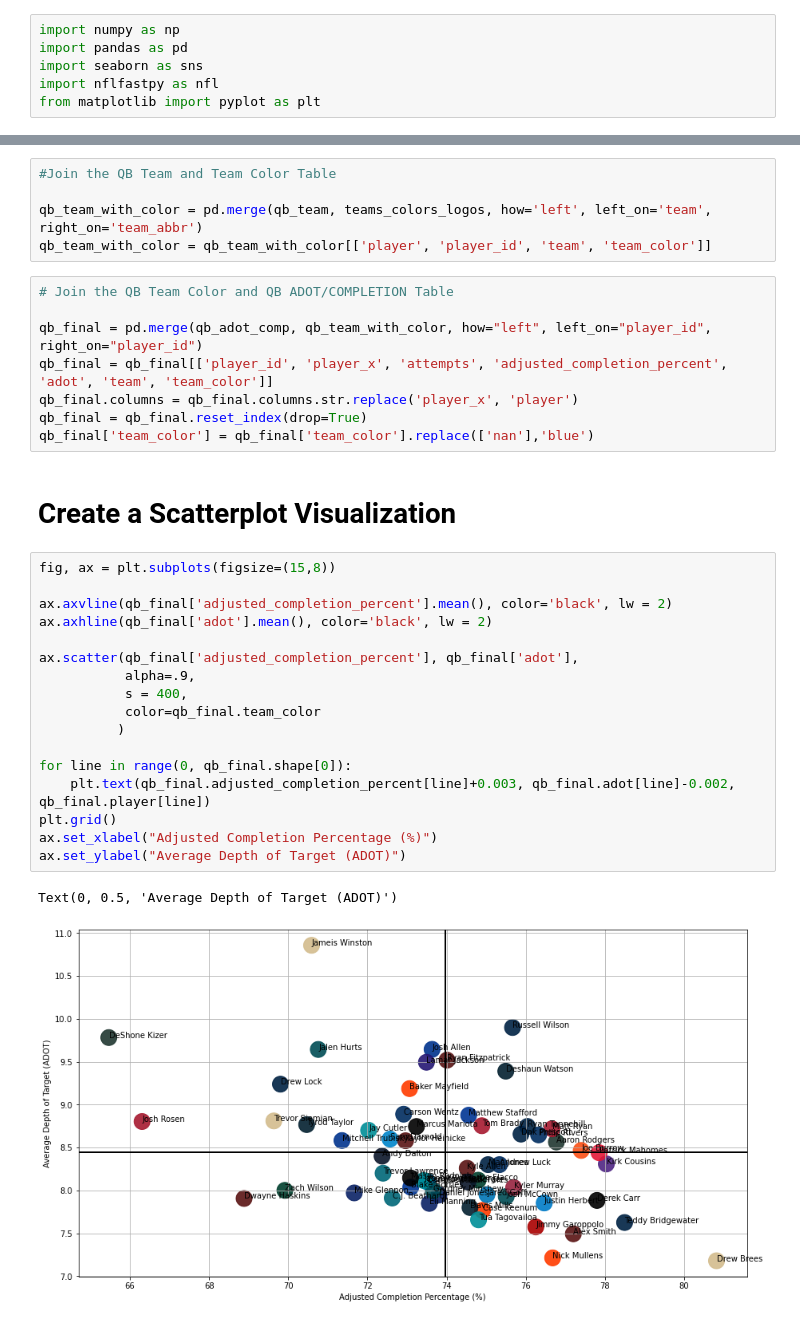
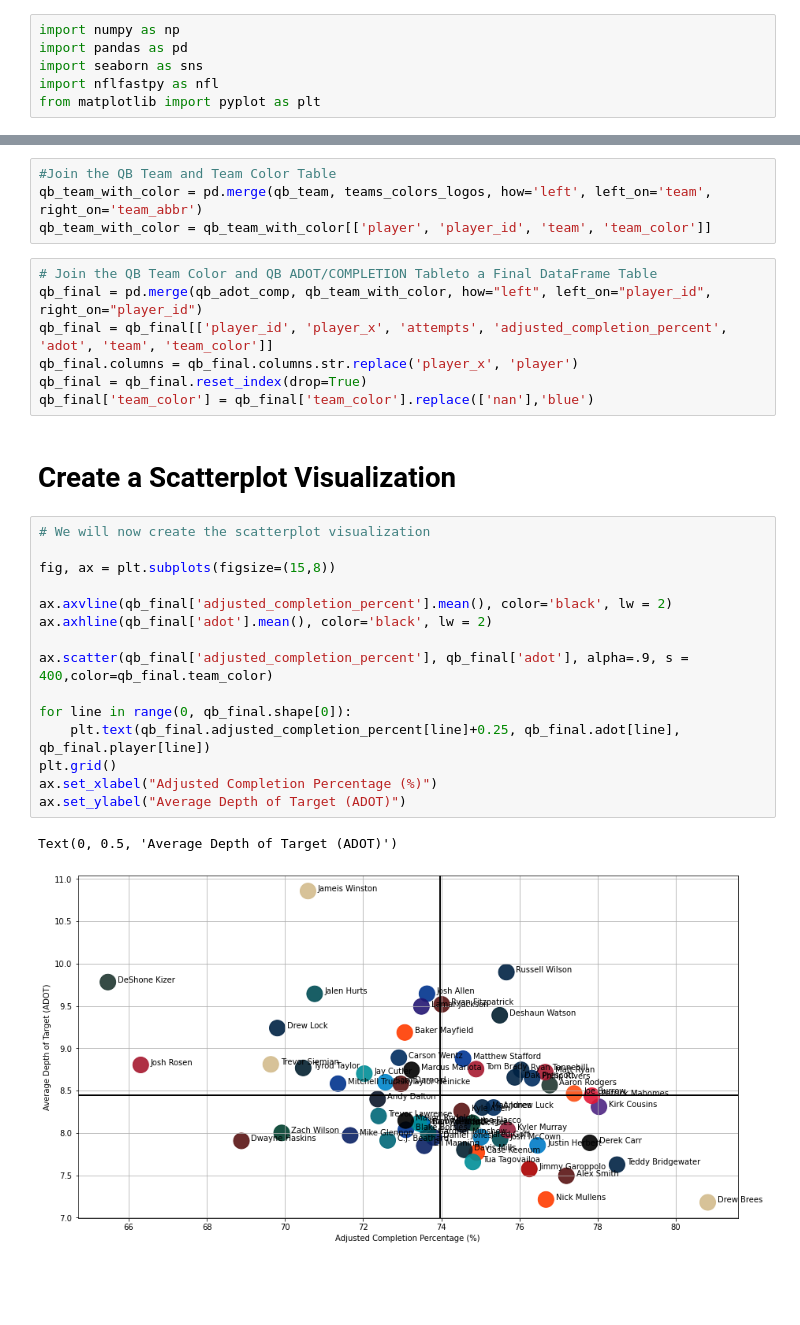
Before and after one commit to rkhan24/accuracy-vs-air-yards, a Jupyter notebook: accuracy-vs-air-yards.ipynb, the cells around one changed output, grey strips where cells are left out. Drawn from its saved outputs; the diff is of its cells as text; blank space fills up the shorter version.

```diff
--- a/accuracy-vs-air-yards.ipynb
+++ b/accuracy-vs-air-yards.ipynb
@@ -84,36 +124,32 @@ qb_team["team"] = qb_team["team_name"].str.get(0)
 qb_team['team'] = qb_team['team'].replace(['HST', 'CLV', 'ARZ', 'BLT'],['HOU', 'CLE', 'ARI', 'BAL'])
 # %%
 #Join the QB Team and Team Color Table
-
 qb_team_with_color = pd.merge(qb_team, teams_colors_logos, how='left', left_on='team', right_on='team_abbr')
 qb_team_with_color = qb_team_with_color[['player', 'player_id', 'team', 'team_color']]
 # %%
-# Join the QB Team Color and QB ADOT/COMPLETION Table
-
+# Join the QB Team Color and QB ADOT/COMPLETION Tableto a Final DataFrame Table
 qb_final = pd.merge(qb_adot_comp, qb_team_with_color, how="left", left_on="player_id", right_on="player_id")
 qb_final = qb_final[['player_id', 'player_x', 'attempts', 'adjusted_completion_percent', 'adot', 'team', 'team_color']]
 qb_final.columns = qb_final.columns.str.replace('player_x', 'player')
 qb_final = qb_final.reset_index(drop=True)
 qb_final['team_color'] = qb_final['team_color'].replace(['nan'],'blue')
-# %% [markdown]
-# Create a Scatterplot Visualization
+# %% [markdown]
+# Create a Scatterplot Visualization
 # %%
+# We will now create the scatterplot visualization
+
 fig, ax = plt.subplots(figsize=(15,8))
 
 ax.axvline(qb_final['adjusted_completion_percent'].mean(), color='black', lw = 2)
 ax.axhline(qb_final['adot'].mean(), color='black', lw = 2)
 
-ax.scatter(qb_final['adjusted_completion_percent'], qb_final['adot'],
-           alpha=.9,
-           s = 400,
-           color=qb_final.team_color
-          )
+ax.scatter(qb_final['adjusted_completion_percent'], qb_final['adot'], alpha=.9, s = 400,color=qb_final.team_color)
 
 for line in range(0, qb_final.shape[0]):
-    plt.text(qb_final.adjusted_completion_percent[line]+0.003, qb_final.adot[line]-0.002, qb_final.player[line])
+    plt.text(qb_final.adjusted_completion_percent[line]+0.25, qb_final.adot[line], qb_final.player[line])
 plt.grid()
 ax.set_xlabel("Adjusted Completion Percentage (%)")
 ax.set_ylabel("Average Depth of Target (ADOT)")
 # %% [output]
 Text(0, 0.5, 'Average Depth of Target (ADOT)')
-[figure, old version]
+[figure, new version]
```
Also changed, not shown: parts of 8 cells of this notebook.
